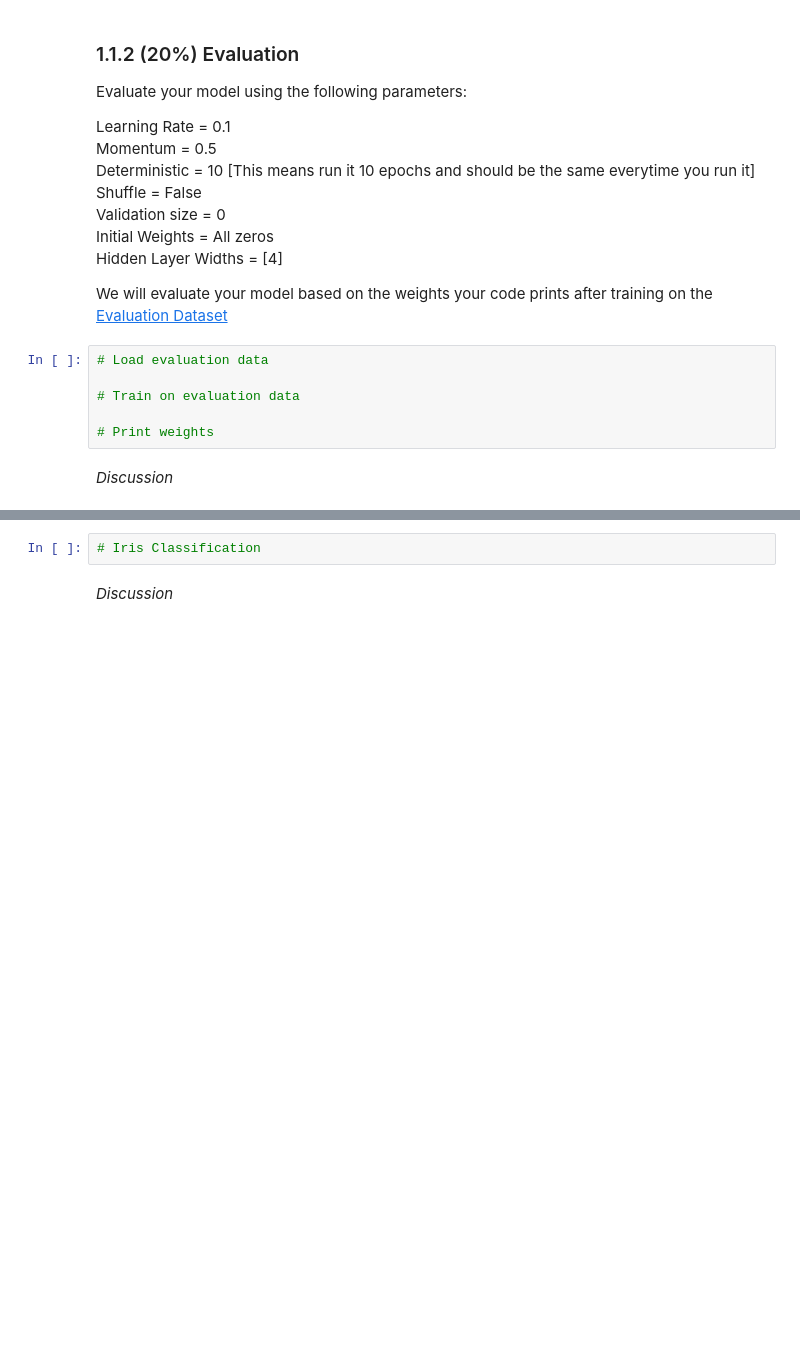
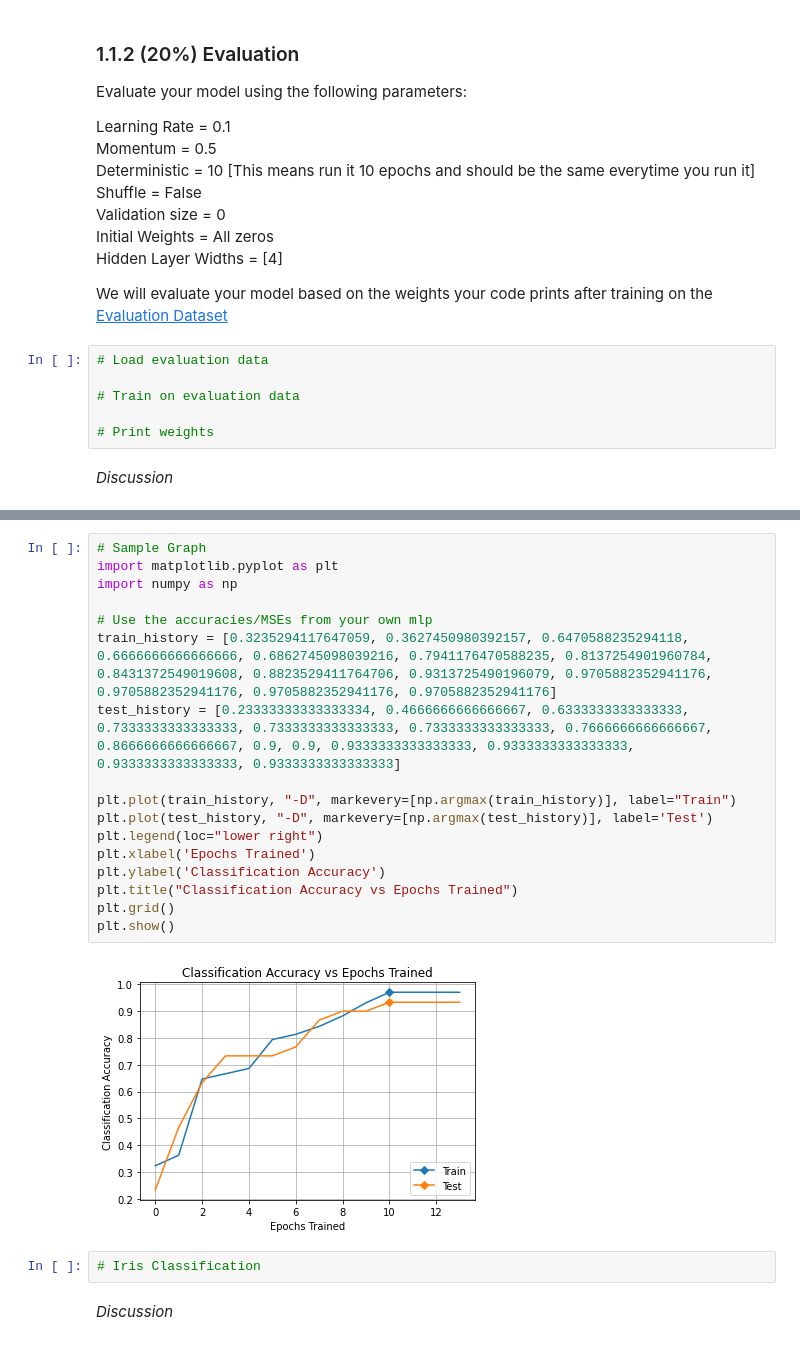
Before and after one commit to BYU-CS-472/CS472, a Jupyter notebook: Back Propagation Lab.ipynb, the cells around one changed output, grey strips where cells are left out. Cells and saved outputs as stored; diff of their text form; blank space fills up the shorter version.

```diff
--- a/Back Propagation Lab.ipynb
+++ b/Back Propagation Lab.ipynb
@@ -177,6 +177,25 @@ Parameters:
 The results for the different measurables should be shown with a different color, line type, etc. Typical backpropagation accuracies for the Iris data set are 85-95%.
 
 ---
+# %%
+# Sample Graph
+import matplotlib.pyplot as plt
+import numpy as np
+
+# Use the accuracies/MSEs from your own mlp
+train_history = [0.3235294117647059, 0.3627450980392157, 0.6470588235294118, 0.6666666666666666, 0.6862745098039216, 0.7941176470588235, 0.8137254901960784, 0.8431372549019608, 0.8823529411764706, 0.9313725490196079, 0.9705882352941176, 0.9705882352941176, 0.9705882352941176, 0.9705882352941176]
+test_history = [0.23333333333333334, 0.4666666666666667, 0.6333333333333333, 0.7333333333333333, 0.7333333333333333, 0.7333333333333333, 0.7666666666666667, 0.8666666666666667, 0.9, 0.9, 0.9333333333333333, 0.9333333333333333, 0.9333333333333333, 0.9333333333333333]
+
+plt.plot(train_history, "-D", markevery=[np.argmax(train_history)], label="Train")
+plt.plot(test_history, "-D", markevery=[np.argmax(test_history)], label='Test')
+plt.legend(loc="lower right")
+plt.xlabel('Epochs Trained')
+plt.ylabel('Classification Accuracy')
+plt.title("Classification Accuracy vs Epochs Trained")
+plt.grid()
+plt.show()
+# %% [output]
+[figure, added]
 # %%
 # Iris Classification
 # %% [markdown]
```
Also changed, not shown: parts of 3 cells of this notebook.
